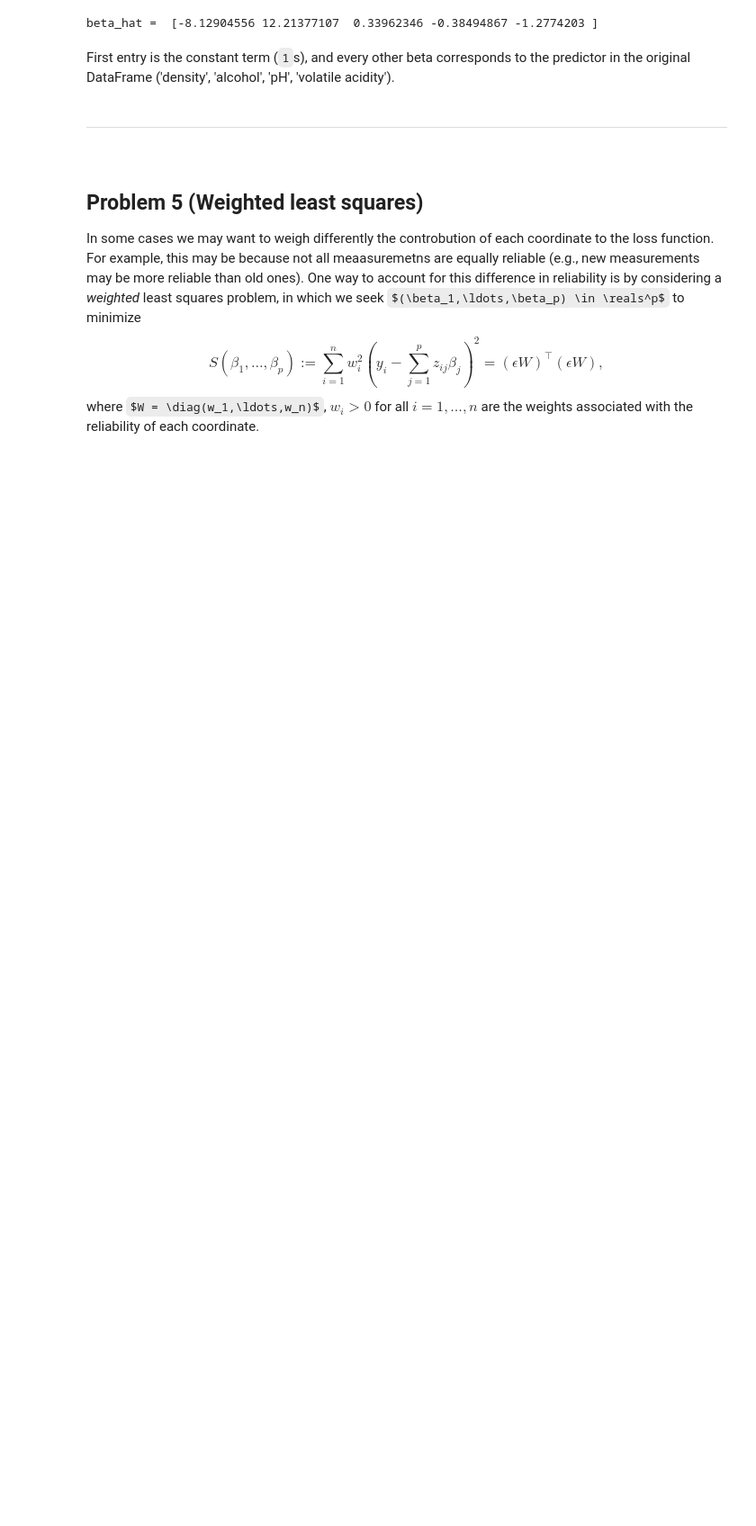
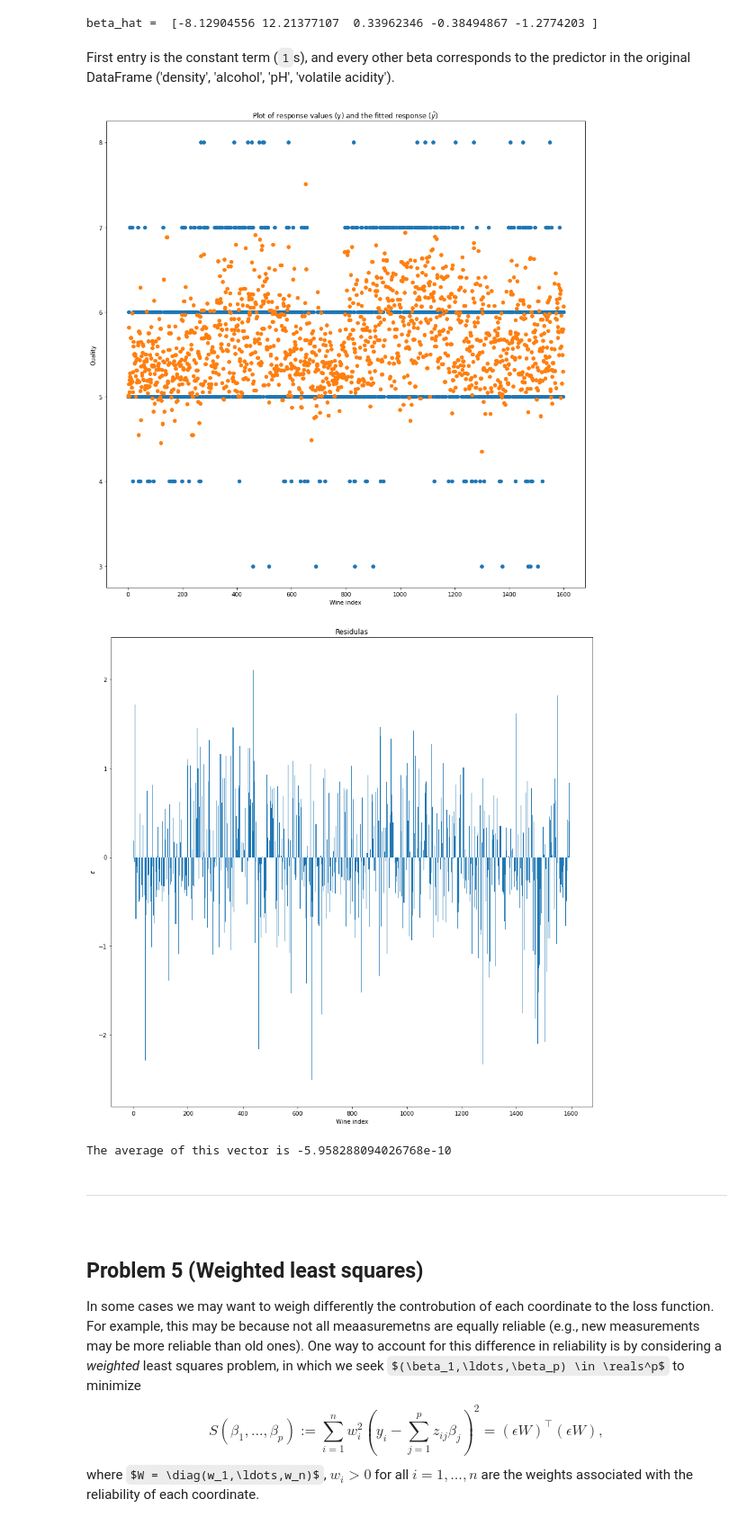
Before and after one commit to Nesher123/advanced-statistics, a Jupyter notebook: hw1_new.ipynb, the cells around one changed output. Shown at 90% size. Saved outputs shown, nothing was run; the diff lists cells and outputs as text; code cells hidden in the pictures; some formulas as TeX source; blank space fills up the shorter version.

```diff
--- a/hw1_new.ipynb
+++ b/hw1_new.ipynb
@@ -284,3 +235,27 @@ First entry is the constant term (`1`s), and every other beta corresponds to the
+# %%
+# 2. Plot the response values y and the fitted response 𝑦̂ =𝑍⊤𝛽̂
+xx = x.index.values
+
+plt.scatter(xx, y)
+plt.scatter(xx, y_hat)
+plt.xlabel('Wine index')
+plt.ylabel('Quality')
+plt.title("Plot of response values (y) and the fitted response ($\hat{y}$)")
+plt.show()
+
+# 3. Illustrate the histogram of the residual vector 𝜖̂; what is the average of this vector?
+e = y - y_hat
+plt.bar(xx, e)
+plt.xlabel('Wine index')
+plt.ylabel('$\epsilon$')
+plt.title("Residulas")
+plt.show()
+
+print(f'The average of this vector is {e.mean()}')
+# %% [output]
+[figure, added]
+[figure, added]
+The average of this vector is -5.958288094026768e-10
 # %% [markdown]
 <hr>
 
```
Also changed, not shown: parts of 6 cells of this notebook.
